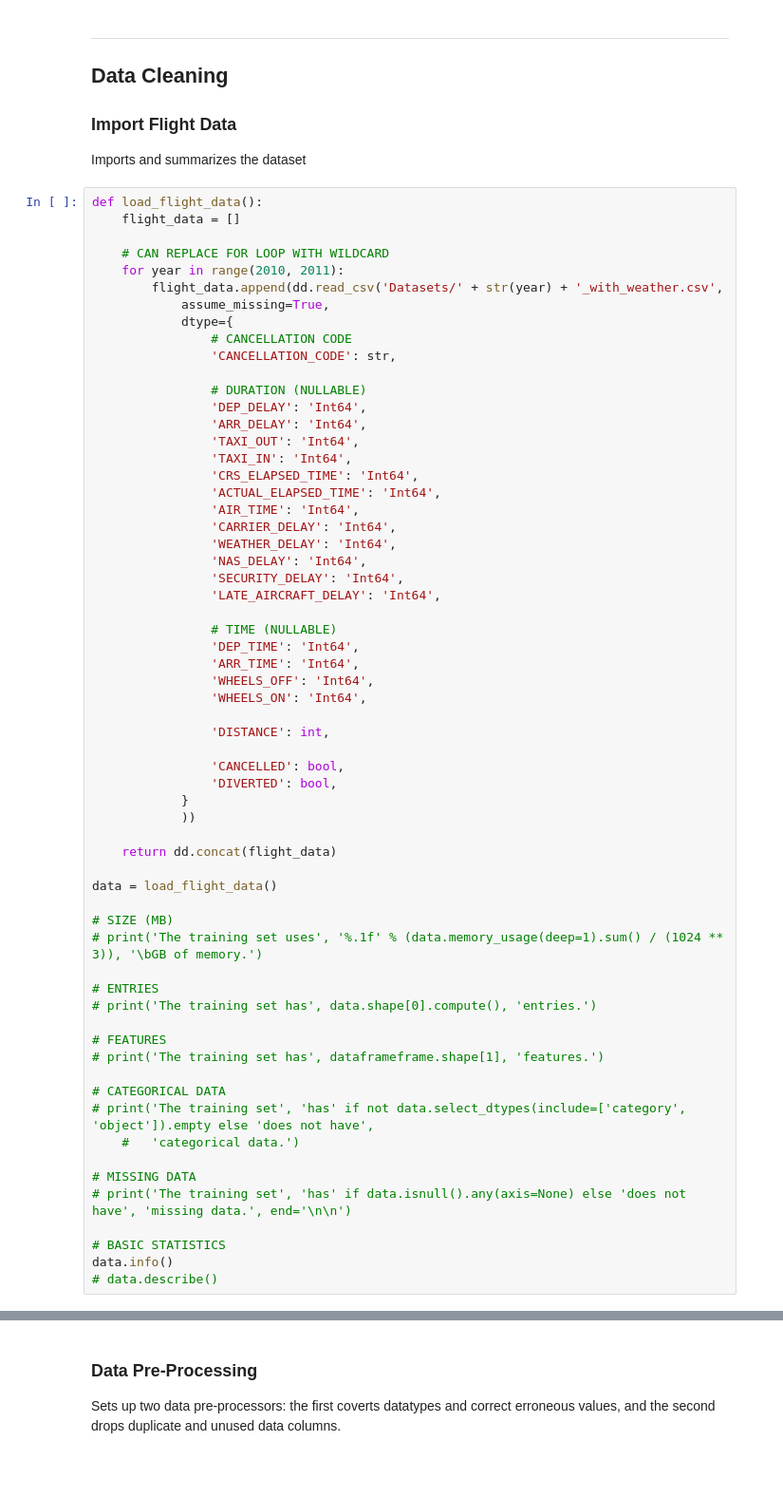
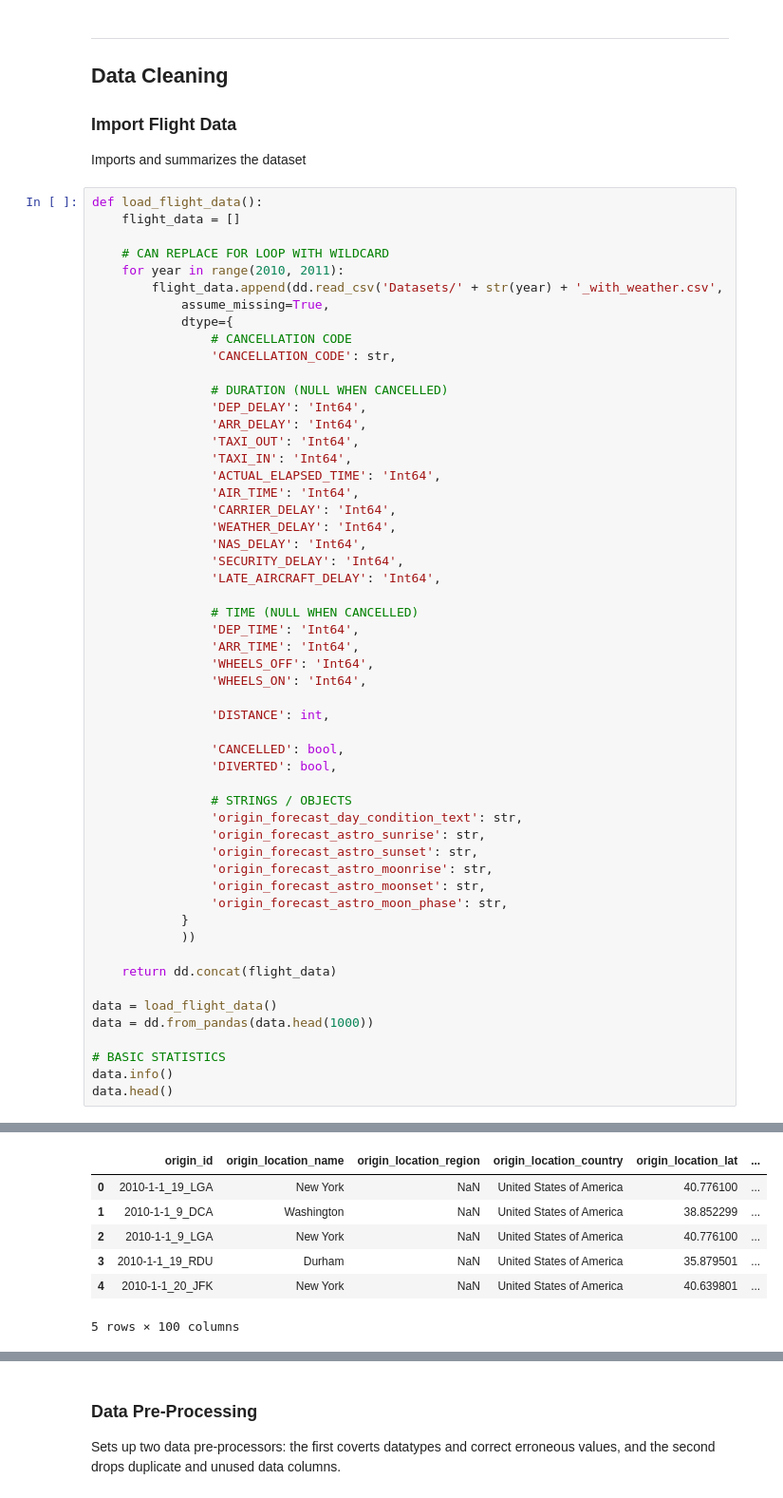
Before and after one commit to Brenmull12/ML4UVA-Flight-Delay-Analysis, a Jupyter notebook: ML4UVA.ipynb, the cells around one changed output, grey strips where cells are left out. Shown at 95% size. Drawn from its saved outputs; the diff is of its cells as text; blank space fills up the shorter version.

Commit message:
Implemented Dask for load-on-demand data processing

```diff
--- a/ML4UVA.ipynb
+++ b/ML4UVA.ipynb
@@ -55,12 +56,11 @@ def load_flight_data():
                 # CANCELLATION CODE
                 'CANCELLATION_CODE': str,
 
-                # DURATION (NULLABLE)
+                # DURATION (NULL WHEN CANCELLED)
                 'DEP_DELAY': 'Int64',
                 'ARR_DELAY': 'Int64',
                 'TAXI_OUT': 'Int64',
                 'TAXI_IN': 'Int64',
-                'CRS_ELAPSED_TIME': 'Int64',
                 'ACTUAL_ELAPSED_TIME': 'Int64',
                 'AIR_TIME': 'Int64',
                 'CARRIER_DELAY': 'Int64',
@@ -69,7 +69,7 @@ def load_flight_data():
                 'SECURITY_DELAY': 'Int64',
                 'LATE_AIRCRAFT_DELAY': 'Int64',
 
-                # TIME (NULLABLE)
+                # TIME (NULL WHEN CANCELLED)
                 'DEP_TIME': 'Int64',
                 'ARR_TIME': 'Int64',
                 'WHEELS_OFF': 'Int64',
@@ -79,32 +79,25 @@ def load_flight_data():
 
                 'CANCELLED': bool,
                 'DIVERTED': bool,
+
+                # STRINGS / OBJECTS
+                'origin_forecast_day_condition_text': str,
+                'origin_forecast_astro_sunrise': str,
+                'origin_forecast_astro_sunset': str,
+                'origin_forecast_astro_moonrise': str,
+                'origin_forecast_astro_moonset': str,
+                'origin_forecast_astro_moon_phase': str,
             }
             ))
 
     return dd.concat(flight_data)
 
 data = load_flight_data()
-
-# SIZE (MB)
-# print('The training set uses', '%.1f' % (data.memory_usage(deep=1).sum() / (1024 ** 3)), '\bGB of memory.')
-
-# ENTRIES
-# print('The training set has', data.shape[0].compute(), 'entries.')
-
-# FEATURES
-# print('The training set has', dataframeframe.shape[1], 'features.')
-
-# CATEGORICAL DATA
-# print('The training set', 'has' if not data.select_dtypes(include=['category', 'object']).empty else 'does not have',
-    #   'categorical data.')
-
-# MISSING DATA
-# print('The training set', 'has' if data.isnull().any(axis=None) else 'does not have', 'missing data.', end='\n\n')
+data = dd.from_pandas(data.head(1000))
 
 # BASIC STATISTICS
 data.info()
-# data.describe()
+data.head()
 # %% [output]
 <class 'dask_expr.DataFrame'>
 Columns: 100 entries, origin_id to weather_id
@@ -111,0 +105,7 @@ dtypes: Int64(16), bool(2), float64(60), int64(1), string(21)
+|  | origin_id | origin_location_name | origin_location_region | origin_location_country | origin_location_lat | ... |
+| 0 | 2010-1-1_19_LGA | New York | NaN | United States of America | 40.776100 | ... |
+| 1 | 2010-1-1_9_DCA | Washington | NaN | United States of America | 38.852299 | ... |
+| 2 | 2010-1-1_9_LGA | New York | NaN | United States of America | 40.776100 | ... |
+| 3 | 2010-1-1_19_RDU | Durham | NaN | United States of America | 35.879501 | ... |
+| 4 | 2010-1-1_20_JFK | New York | NaN | United States of America | 40.639801 | ... |
+5 rows × 100 columns
```
Also changed, not shown: parts of 14 cells of this notebook, 2 other files.
